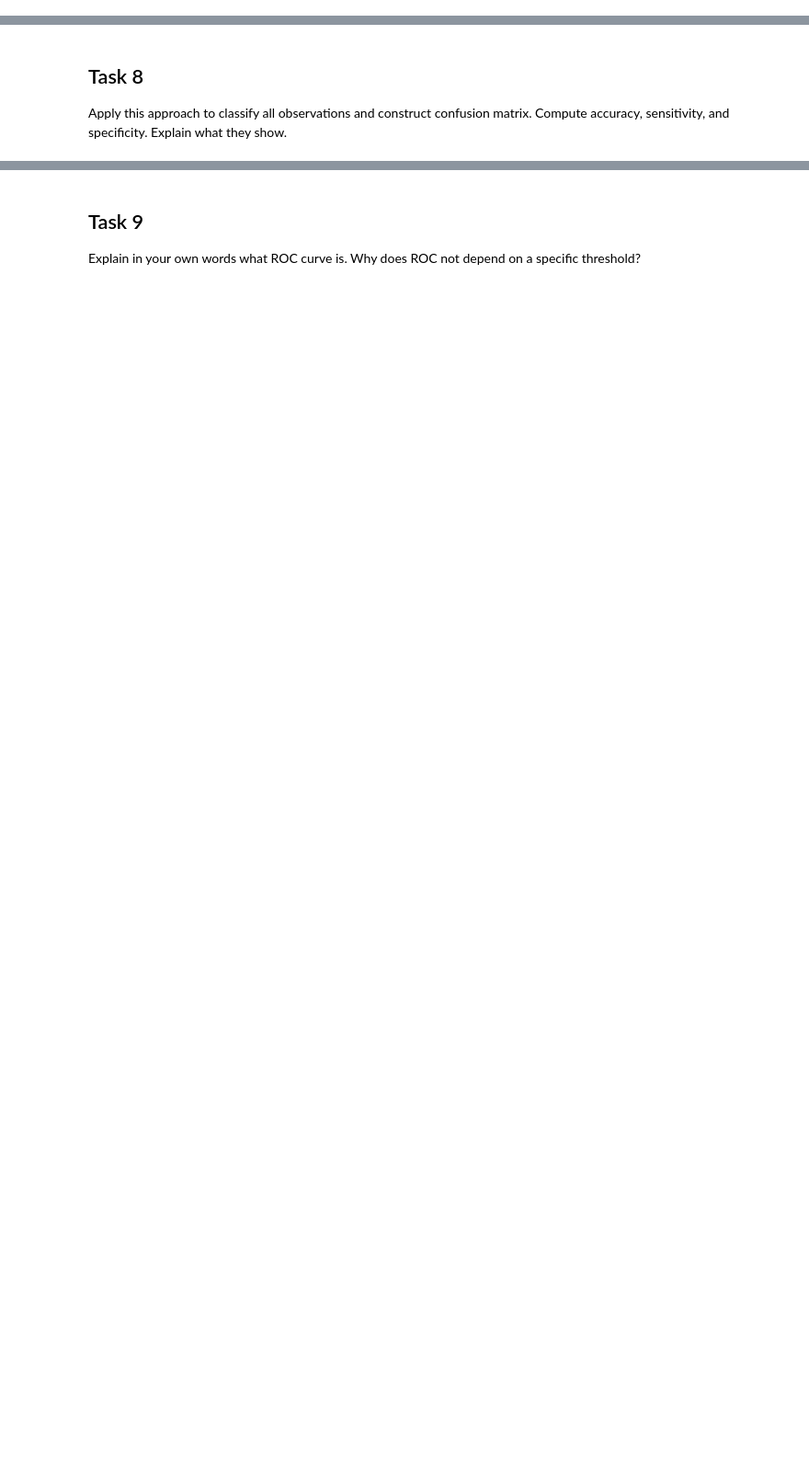
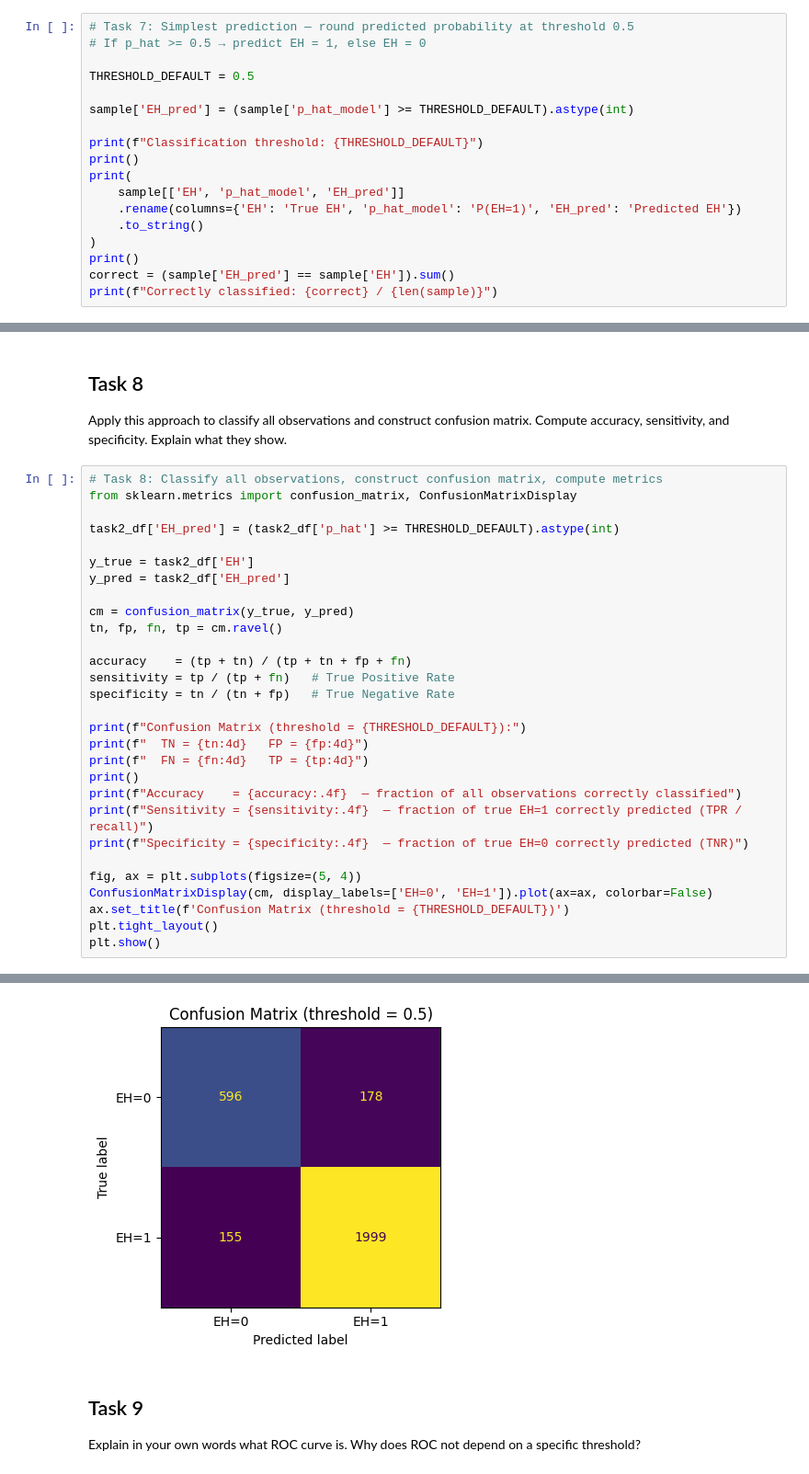
Before and after one commit to ykertytsky/ucu-econometrics, a Jupyter notebook: seminar_6/seminar_6.ipynb, the cells around one changed output, grey strips where cells are left out. Shown at 92% size. Drawn from its saved outputs; the diff is of its cells as text; blank space fills up the shorter version.

Commit message:
Update seminar notebooks: added Python version and kernelspec to seminar 4, and expanded seminar 6 with additional code cells and tasks for linear probability and logistic regression analysis.

```diff
--- a/seminar_6/seminar_6.ipynb
+++ b/seminar_6/seminar_6.ipynb
@@ -34,3 +170,21 @@ Choose 5 different observations and compute predicted probability of `EH = 1` us
 # %% [markdown]
 ## Task 7
 If you want to predict whether a house has high sale price (`> 130000`), what is the simplest way to do this using logistic model? Compare those results with true values for the selected 5 observations.
+# %%
+# Task 7: Simplest prediction — round predicted probability at threshold 0.5
+# If p_hat >= 0.5 → predict EH = 1, else EH = 0
+
+THRESHOLD_DEFAULT = 0.5
+
+sample['EH_pred'] = (sample['p_hat_model'] >= THRESHOLD_DEFAULT).astype(int)
+
+print(f"Classification threshold: {THRESHOLD_DEFAULT}")
+print()
+print(
+    sample[['EH', 'p_hat_model', 'EH_pred']]
+    .rename(columns={'EH': 'True EH', 'p_hat_model': 'P(EH=1)', 'EH_pred': 'Predicted EH'})
+    .to_string()
+)
+print()
+correct = (sample['EH_pred'] == sample['EH']).sum()
+print(f"Correctly classified: {correct} / {len(sample)}")
@@ -37,3 +202,33 @@ If you want to predict whether a house has high sale price (`> 130000`), what is
 # %% [markdown]
 ## Task 8
 Apply this approach to classify all observations and construct confusion matrix. Compute accuracy, sensitivity, and specificity. Explain what they show.
+# %%
+# Task 8: Classify all observations, construct confusion matrix, compute metrics
+from sklearn.metrics import confusion_matrix, ConfusionMatrixDisplay
+
+task2_df['EH_pred'] = (task2_df['p_hat'] >= THRESHOLD_DEFAULT).astype(int)
+
+y_true = task2_df['EH']
+y_pred = task2_df['EH_pred']
+
+cm = confusion_matrix(y_true, y_pred)
+tn, fp, fn, tp = cm.ravel()
+
+accuracy    = (tp + tn) / (tp + tn + fp + fn)
+sensitivity = tp / (tp + fn)   # True Positive Rate
+specificity = tn / (tn + fp)   # True Negative Rate
+
+print(f"Confusion Matrix (threshold = {THRESHOLD_DEFAULT}):")
+print(f"  TN = {tn:4d}   FP = {fp:4d}")
+print(f"  FN = {fn:4d}   TP = {tp:4d}")
+print()
+print(f"Accuracy    = {accuracy:.4f}  — fraction of all observations correctly classified")
+print(f"Sensitivity = {sensitivity:.4f}  — fraction of true EH=1 correctly predicted (TPR / recall)")
+print(f"Specificity = {specificity:.4f}  — fraction of true EH=0 correctly predicted (TNR)")
+
+fig, ax = plt.subplots(figsize=(5, 4))
+ConfusionMatrixDisplay(cm, display_labels=['EH=0', 'EH=1']).plot(ax=ax, colorbar=False)
+ax.set_title(f'Confusion Matrix (threshold = {THRESHOLD_DEFAULT})')
+plt.tight_layout()
+plt.show()
+# %% [output]
@@ -40,3 +242,4 @@ Apply this approach to classify all observations and construct confusion matrix.
+[figure, added]
 # %% [markdown]
 ## Task 9
 Explain in your own words what ROC curve is. Why does ROC not depend on a specific threshold?
```
Also changed, not shown: parts of 9 cells of this notebook, 13 other files.
